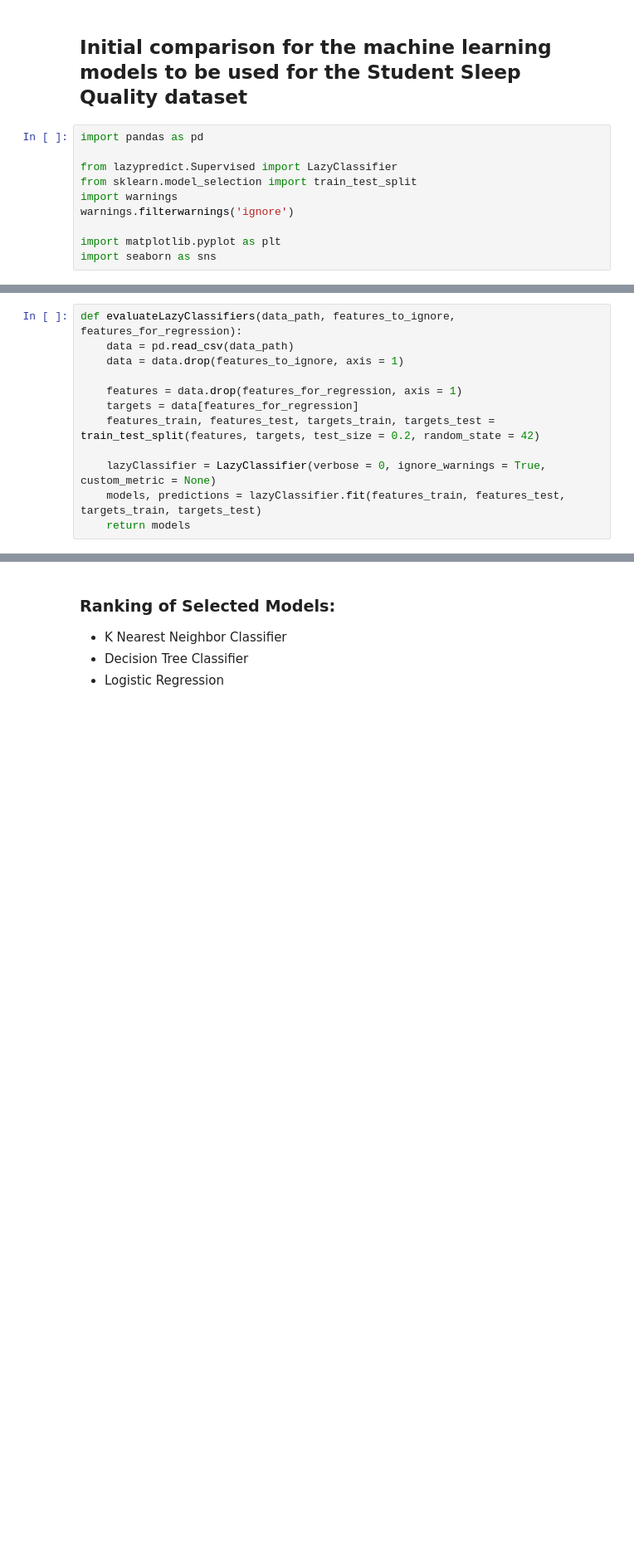
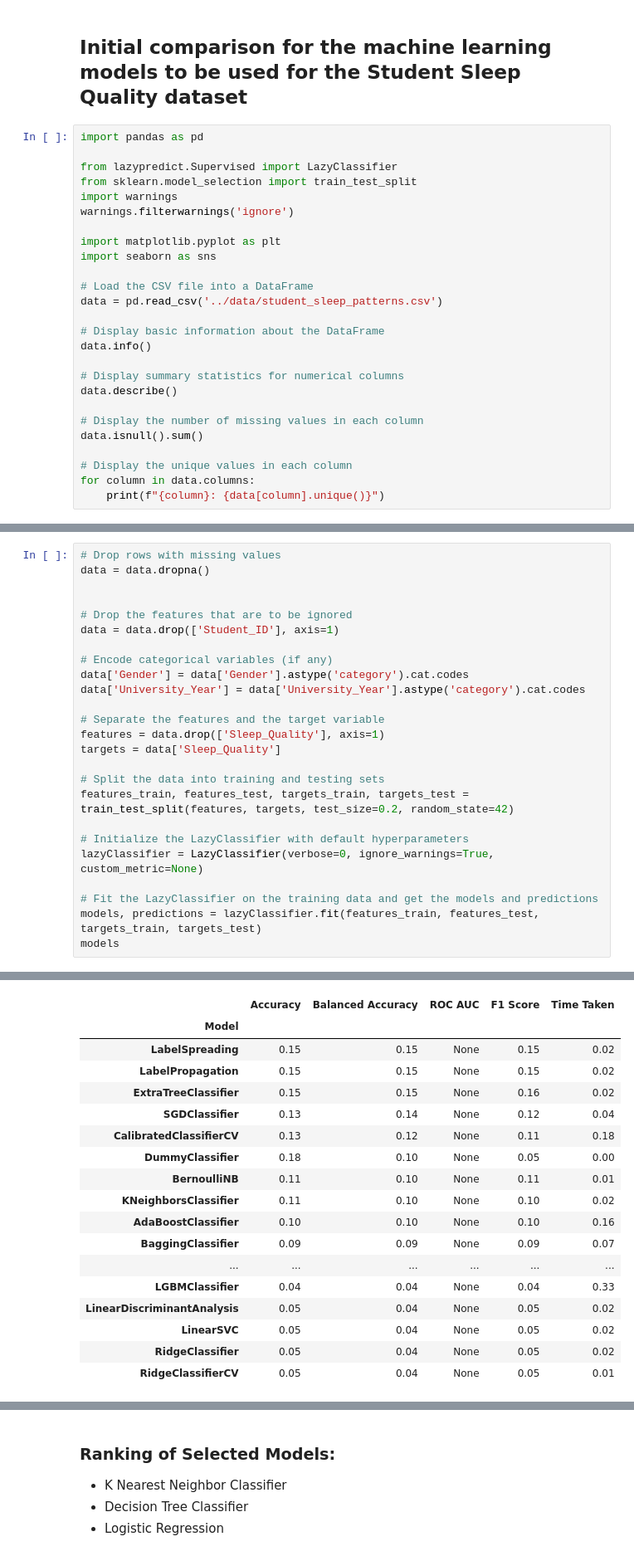
Before and after one commit to J0hun1/AI_CaseStudy_01, a Jupyter notebook: notebooks/LazyPredict.ipynb, the cells around one changed output, grey strips where cells are left out. Shown at 83% size. Drawn from its saved outputs; the diff is of its cells as text; blank space fills up the shorter version.

```diff
--- a/notebooks/LazyPredict.ipynb
+++ b/notebooks/LazyPredict.ipynb
@@ -10,3 +10,19 @@ warnings.filterwarnings('ignore')
 
 import matplotlib.pyplot as plt
 import seaborn as sns
+
+# Load the CSV file into a DataFrame
+data = pd.read_csv('../data/student_sleep_patterns.csv')
+
+# Display basic information about the DataFrame
+data.info()
+
+# Display summary statistics for numerical columns
+data.describe()
+
+# Display the number of missing values in each column
+data.isnull().sum()
+
+# Display the unique values in each column
+for column in data.columns:
+    print(f"{column}: {data[column].unique()}")
@@ -13,12 +49,26 @@ import seaborn as sns
 # %%
-def evaluateLazyClassifiers(data_path, features_to_ignore, features_for_regression):
-    data = pd.read_csv(data_path)
-    data = data.drop(features_to_ignore, axis = 1)
+# Drop rows with missing values
+data = data.dropna()
 
-    features = data.drop(features_for_regression, axis = 1)
-    targets = data[features_for_regression]
-    features_train, features_test, targets_train, targets_test = train_test_split(features, targets, test_size = 0.2, random_state = 42)
 
-    lazyClassifier = LazyClassifier(verbose = 0, ignore_warnings = True, custom_metric = None)
-    models, predictions = lazyClassifier.fit(features_train, features_test, targets_train, targets_test)
-    return models
+# Drop the features that are to be ignored
+data = data.drop(['Student_ID'], axis=1)
+
+# Encode categorical variables (if any)
+data['Gender'] = data['Gender'].astype('category').cat.codes
+data['University_Year'] = data['University_Year'].astype('category').cat.codes
+
+# Separate the features and the target variable
+features = data.drop(['Sleep_Quality'], axis=1)
+targets = data['Sleep_Quality']
+
+# Split the data into training and testing sets
+features_train, features_test, targets_train, targets_test = train_test_split(features, targets, test_size=0.2, random_state=42)
+
+# Initialize the LazyClassifier with default hyperparameters
+lazyClassifier = LazyClassifier(verbose=0, ignore_warnings=True, custom_metric=None)
+
+# Fit the LazyClassifier on the training data and get the models and predictions
+models, predictions = lazyClassifier.fit(features_train, features_test, targets_train, targets_test)
+models
+# %% [output]
@@ -24,0 +109,18 @@ def evaluateLazyClassifiers(data_path, features_to_ignore, features_for_regressi
+|  | Accuracy | Balanced Accuracy | ROC AUC | F1 Score | Time Taken |
+| Model |  |  |  |  |  |
+| LabelSpreading | 0.15 | 0.15 | None | 0.15 | 0.02 |
+| LabelPropagation | 0.15 | 0.15 | None | 0.15 | 0.02 |
+| ExtraTreeClassifier | 0.15 | 0.15 | None | 0.16 | 0.02 |
+| SGDClassifier | 0.13 | 0.14 | None | 0.12 | 0.04 |
+| CalibratedClassifierCV | 0.13 | 0.12 | None | 0.11 | 0.18 |
+| DummyClassifier | 0.18 | 0.10 | None | 0.05 | 0.00 |
+| BernoulliNB | 0.11 | 0.10 | None | 0.11 | 0.01 |
+| KNeighborsClassifier | 0.11 | 0.10 | None | 0.10 | 0.02 |
+| AdaBoostClassifier | 0.10 | 0.10 | None | 0.10 | 0.16 |
+| BaggingClassifier | 0.09 | 0.09 | None | 0.09 | 0.07 |
+| ... | ... | ... | ... | ... | ... |
+| LGBMClassifier | 0.04 | 0.04 | None | 0.04 | 0.33 |
+| LinearDiscriminantAnalysis | 0.05 | 0.04 | None | 0.05 | 0.02 |
+| LinearSVC | 0.05 | 0.04 | None | 0.05 | 0.02 |
+| RidgeClassifier | 0.05 | 0.04 | None | 0.05 | 0.02 |
+| RidgeClassifierCV | 0.05 | 0.04 | None | 0.05 | 0.01 |
```
Also changed, not shown: parts of 11 cells of this notebook, 2 other files.
